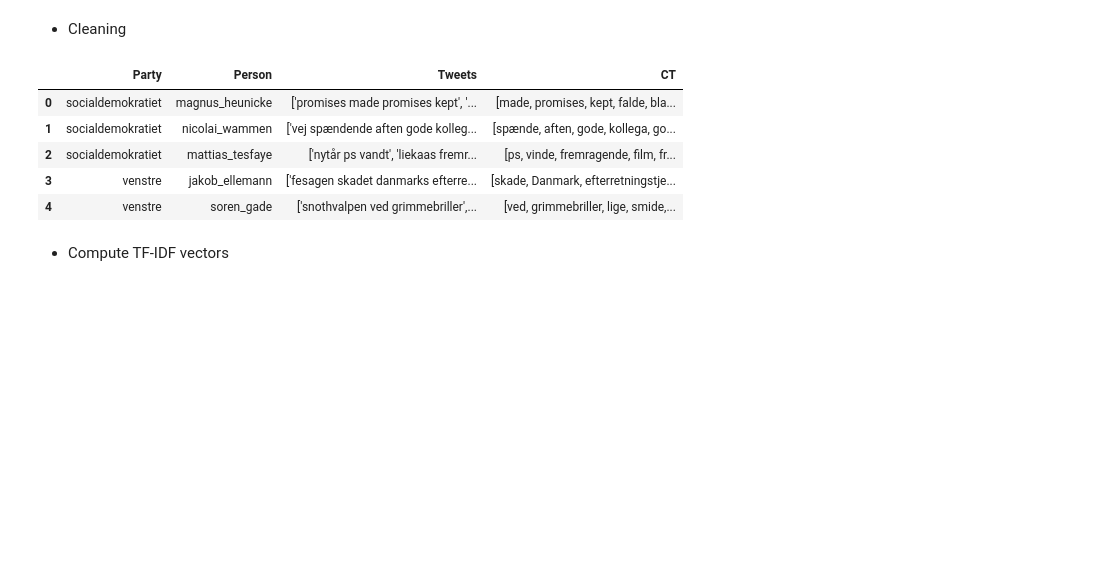
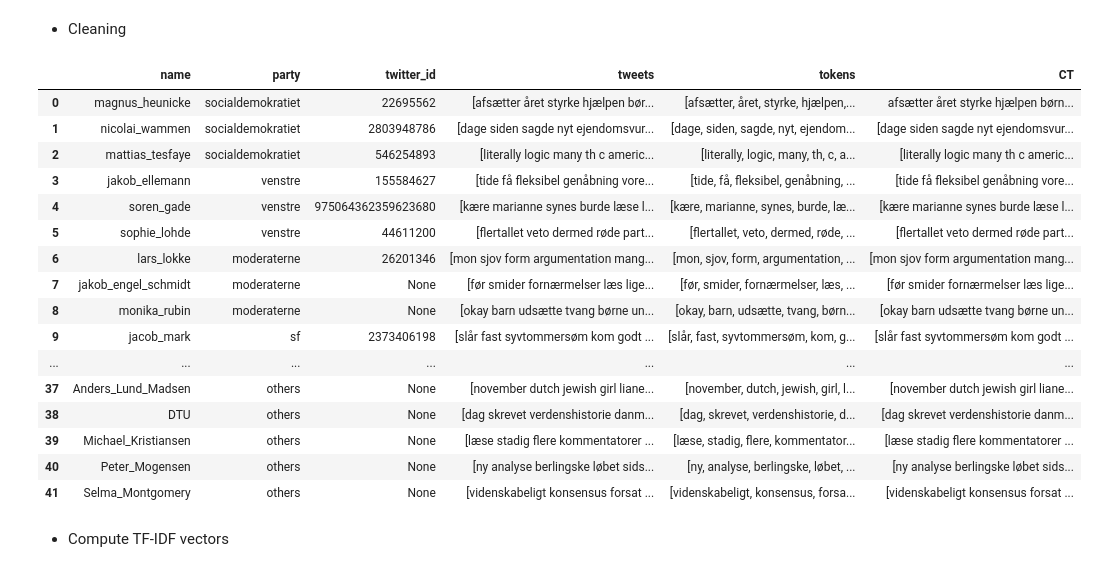
Before and after one commit to s180820/02807_dkpol, a Jupyter notebook: 01_visualization.ipynb, the cells around one changed output. Cells and saved outputs as stored; diff of their text form; code cells hidden in the pictures; blank space fills up the shorter version.

```diff
--- a/01_visualization.ipynb
+++ b/01_visualization.ipynb
@@ -155,17 +143,27 @@ def clean_tweet(tweet):
 # %%
-giant_df['CT'] = giant_df['Tweets']
-for w in range(len(giant_df)):
-    giant_df['CT'][w] = ' '.join(giant_df['CT'][w])
-    giant_df['CT'][w] = clean_tweet(giant_df['Tweets'][w])
+# data['CT'] = data['tweets']
+# for w in range(len(data)):
+#     data['CT'][w] = ' '.join(data['CT'][w])
+#     data['CT'][w] = clean_tweet(data['tweets'][w])
+data
+# %% [output]
+|  | name | party | twitter_id | tweets | tokens | CT |
+| 0 | magnus_heunicke | socialdemokratiet | 22695562 | [afsætter året styrke hjælpen bør... | [afsætter, året, styrke, hjælpen,... | afsætter året styrke hjælpen børn... |
+| 1 | nicolai_wammen | socialdemokratiet | 2803948786 | [dage siden sagde nyt ejendomsvur... | [dage, siden, sagde, nyt, ejendom... | [dage siden sagde nyt ejendomsvur... |
+| 2 | mattias_tesfaye | socialdemokratiet | 546254893 | [literally logic many th c americ... | [literally, logic, many, th, c, a... | [literally logic many th c americ... |
+| 3 | jakob_ellemann | venstre | 155584627 | [tide få fleksibel genåbning vore... | [tide, få, fleksibel, genåbning, ... | [tide få fleksibel genåbning vore... |
+| 4 | soren_gade | venstre | 975064362359623680 | [kære marianne synes burde læse l... | [kære, marianne, synes, burde, læ... | [kære marianne synes burde læse l... |
+| 5 | sophie_lohde | venstre | 44611200 | [flertallet veto dermed røde part... | [flertallet, veto, dermed, røde, ... | [flertallet veto dermed røde part... |
+| 6 | lars_lokke | moderaterne | 26201346 | [mon sjov form argumentation mang... | [mon, sjov, form, argumentation, ... | [mon sjov form argumentation mang... |
+| 7 | jakob_engel_schmidt | moderaterne | None | [før smider fornærmelser læs lige... | [før, smider, fornærmelser, læs, ... | [før smider fornærmelser læs lige... |
+| 8 | monika_rubin | moderaterne | None | [okay barn udsætte tvang børne un... | [okay, barn, udsætte, tvang, børn... | [okay barn udsætte tvang børne un... |
+| 9 | jacob_mark | sf | 2373406198 | [slår fast syvtommersøm kom godt ... | [slår, fast, syvtommersøm, kom, g... | [slår fast syvtommersøm kom godt ... |
+| ... | ... | ... | ... | ... | ... | ... |
+| 37 | Anders_Lund_Madsen | others | None | [november dutch jewish girl liane... | [november, dutch, jewish, girl, l... | [november dutch jewish girl liane... |
+| 38 | DTU | others | None | [dag skrevet verdenshistorie danm... | [dag, skrevet, verdenshistorie, d... | [dag skrevet verdenshistorie danm... |
+| 39 | Michael_Kristiansen | others | None | [læse stadig flere kommentatorer ... | [læse, stadig, flere, kommentator... | [læse stadig flere kommentatorer ... |
+| 40 | Peter_Mogensen | others | None | [ny analyse berlingske løbet sids... | [ny, analyse, berlingske, løbet, ... | [ny analyse berlingske løbet sids... |
+| 41 | Selma_Montgomery | others | None | [videnskabeligt konsensus forsat ... | [videnskabeligt, konsensus, forsa... | [videnskabeligt konsensus forsat ... |
-# %%
-giant_df.head()
-# %% [output]
-|  | Party | Person | Tweets | CT |
-| 0 | socialdemokratiet | magnus_heunicke | ['promises made promises kept', '... | [made, promises, kept, falde, bla... |
-| 1 | socialdemokratiet | nicolai_wammen | ['vej spændende aften gode kolleg... | [spænde, aften, gode, kollega, go... |
-| 2 | socialdemokratiet | mattias_tesfaye | ['nytår ps vandt', 'liekaas fremr... | [ps, vinde, fremragende, film, fr... |
-| 3 | venstre | jakob_ellemann | ['fesagen skadet danmarks efterre... | [skade, Danmark, efterretningstje... |
-| 4 | venstre | soren_gade | ['snothvalpen ved grimmebriller',... | [ved, grimmebriller, lige, smide,... |
 # %% [markdown]
 - Compute TF-IDF vectors
 # %%
```
Also changed, not shown: parts of 6 cells of this notebook, 18 other files.
